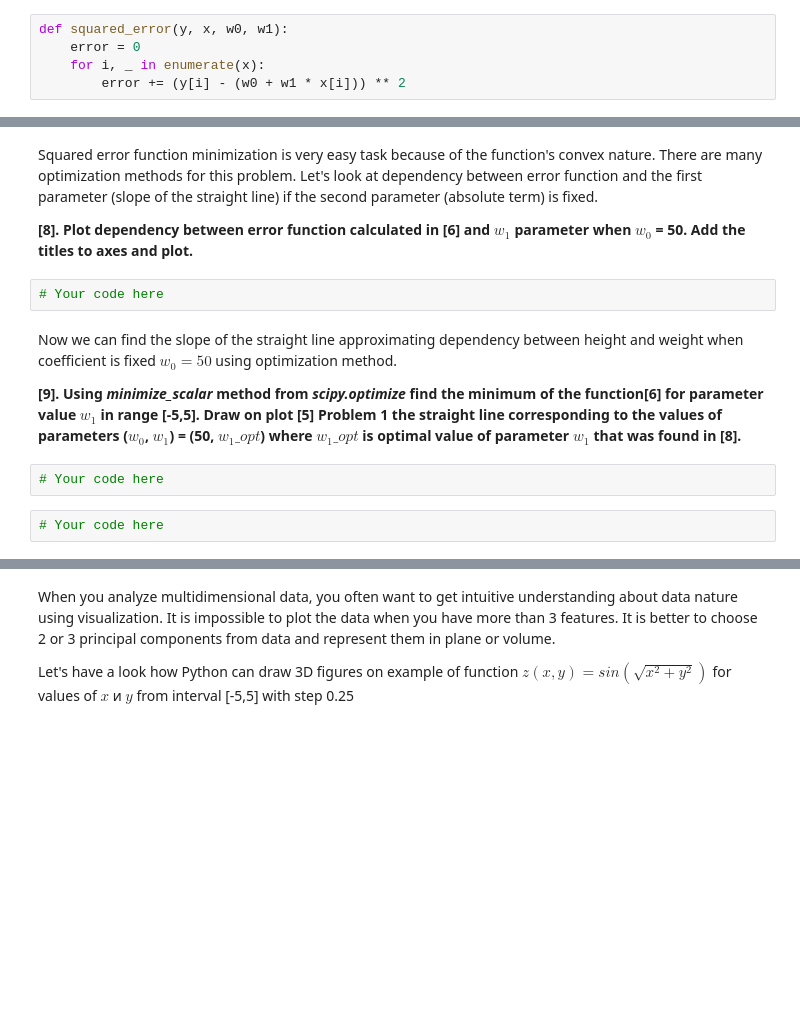
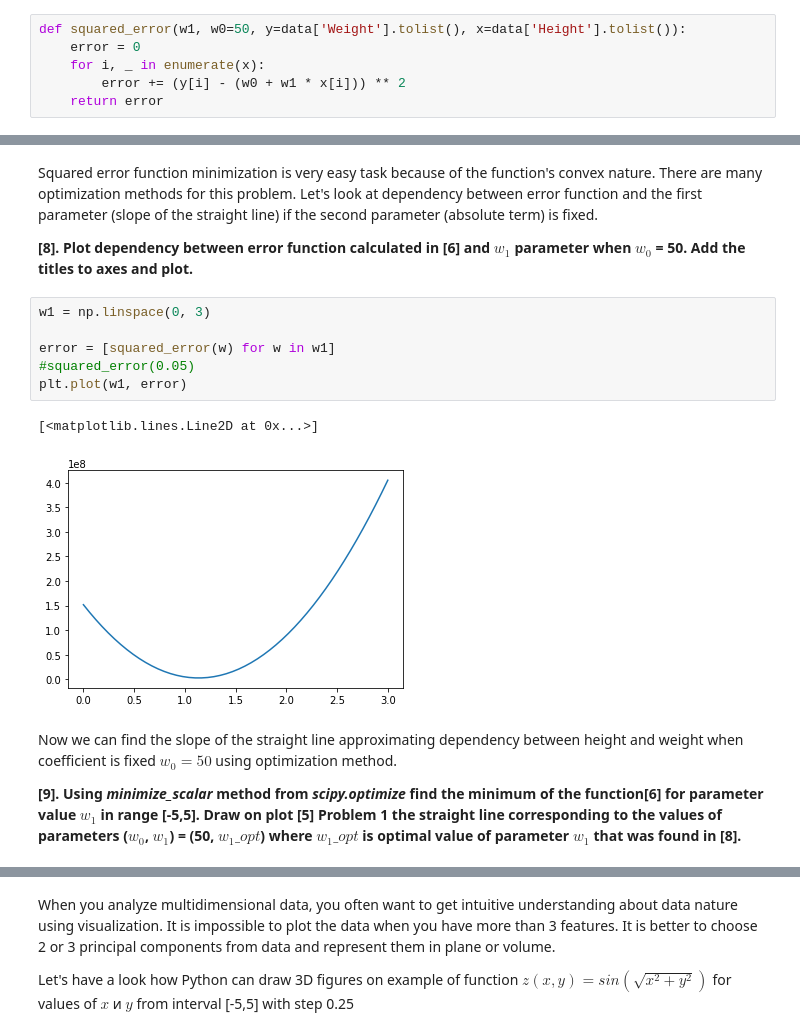
Before and after one commit to sweeterr/mlcourse.ai, a Jupyter notebook: jupyter_english/assignments_demo/assignment04_linreg_optimization.ipynb, the cells around one changed output, grey strips where cells are left out. Drawn from its saved outputs; the diff is of its cells as text; blank space fills up the shorter version.

```diff
--- a/jupyter_english/assignments_demo/assignment04_linreg_optimization.ipynb
+++ b/jupyter_english/assignments_demo/assignment04_linreg_optimization.ipynb
@@ -114,10 +114,11 @@ In basic case the task of real value prediction by other features (regression ta
 $$error(w_0, w_1) = \sum_{i=1}^n {(y_i - (w_0 + w_1 * x_i))}^2 $$
 Where $n$ is number of observations in dataset, $y_i$ and $x_i$ are height and weight of $i$th person in dataset.
 # %%
-def squared_error(y, x, w0, w1):
+def squared_error(w1, w0=50, y=data['Weight'].tolist(), x=data['Height'].tolist()):
     error = 0
     for i, _ in enumerate(x):
         error += (y[i] - (w0 + w1 * x[i])) ** 2
+    return error
 # %% [markdown]
 So we are solving the task how to draw a straight line through the points cloud corresponding to observations in our dataset in space of features "Height" and "Weight" to minimize function[6]. Let's start with drawings some lines and make sure they transfer dependencies from height to weight.
 
@@ -128,13 +137,16 @@ So we are solving the task how to draw a straight line through the points cloud
 Squared error function minimization is very easy task because of the function's convex nature. There are many optimization methods for this problem. Let's look at dependency between error function and the first parameter (slope of the straight line) if the second parameter (absolute term) is fixed.
 
 **[8]. Plot dependency between error function calculated in [6] and $w_1$ parameter when $w_0$ = 50. Add the titles to axes and plot.**
-# %%
-# Your code here
+# %%
+w1 = np.linspace(0, 3)
+
+error = [squared_error(w) for w in w1]
+#squared_error(0.05)
+plt.plot(w1, error)
+# %% [output]
+[<matplotlib.lines.Line2D at 0x...>]
+[figure, added]
 # %% [markdown]
 Now we can find the slope of the straight line approximating dependency between height and weight when coefficient is fixed $w_0 = 50$ using optimization method.
 
 **[9]. Using *minimize_scalar* method from *scipy.optimize* find the minimum of the function[6] for parameter value $w_1$ in range [-5,5]. Draw on plot [5] Problem 1 the straight line corresponding to the values of parameters ($w_0$, $w_1$) = (50, $w_1\_opt$) where $w_1\_opt$ is optimal value of parameter $w_1$ that was found in [8].**
-# %%
-# Your code here
-# %%
-# Your code here
```
Also changed, not shown: parts of 14 cells of this notebook.
